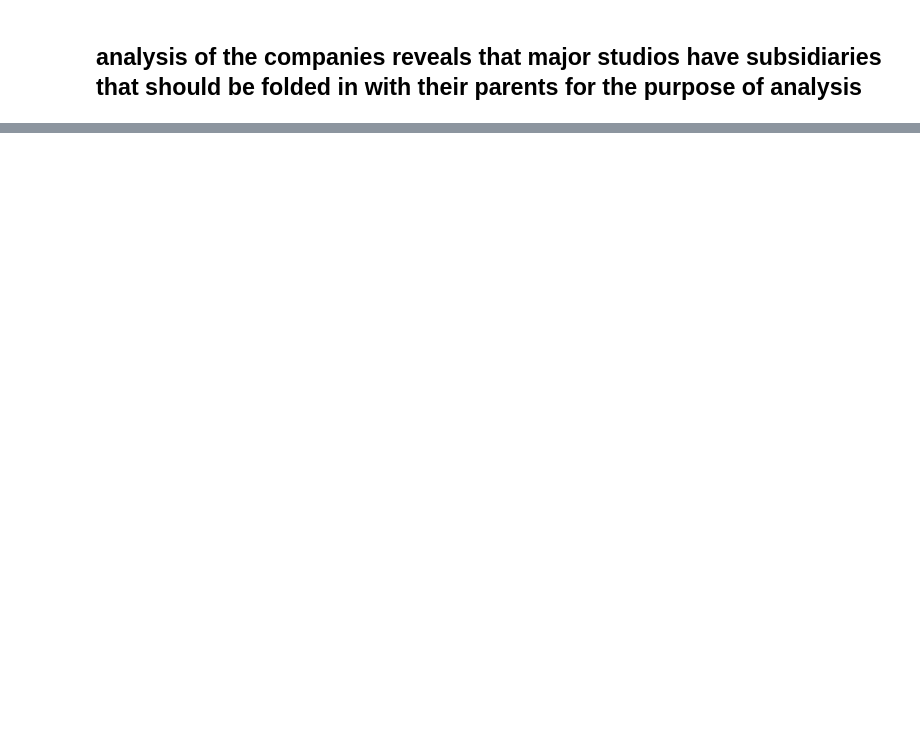
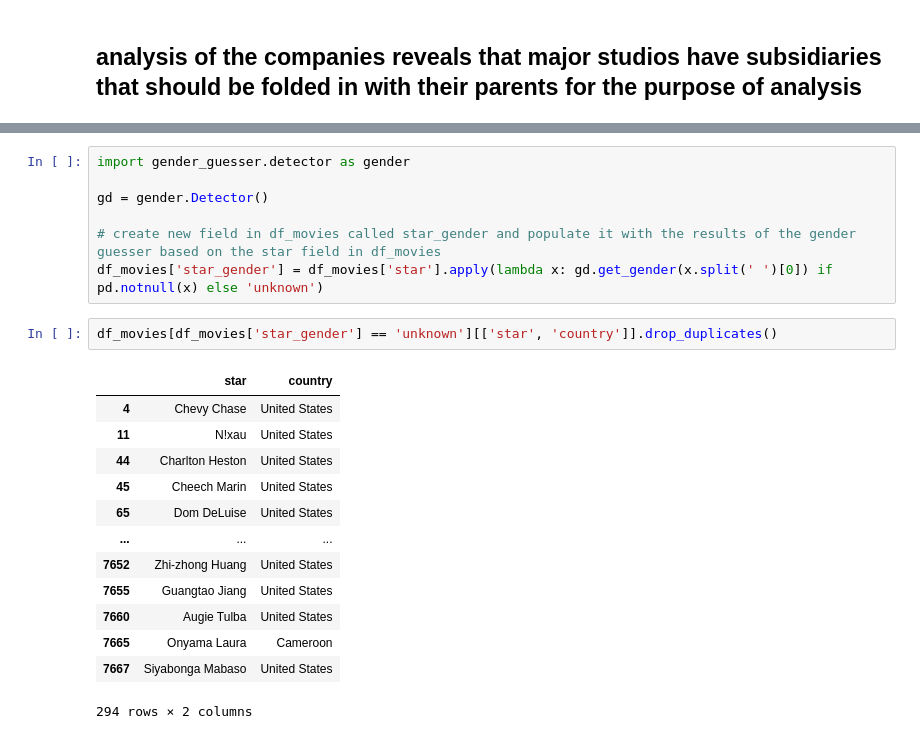
Before and after one commit to Shyam136/Group-1_Intro-to-DS-Programming, a Jupyter notebook: DataHandler_Prelim.ipynb, the cells around one changed output, grey strips where cells are left out. Drawn from its saved outputs; the diff is of its cells as text; blank space fills up the shorter version.

Commit message:
working on code to assign gender to stars

```diff
--- a/DataHandler_Prelim.ipynb
+++ b/DataHandler_Prelim.ipynb
@@ -296,0 +381,23 @@ df_movies[df_movies['company'].str.contains('Brownstone', na=False)]
+# %%
+import gender_guesser.detector as gender
+
+gd = gender.Detector()
+
+# create new field in df_movies called star_gender and populate it with the results of the gender guesser based on the star field in df_movies
+df_movies['star_gender'] = df_movies['star'].apply(lambda x: gd.get_gender(x.split(' ')[0]) if pd.notnull(x) else 'unknown')
+# %%
+df_movies[df_movies['star_gender'] == 'unknown'][['star', 'country']].drop_duplicates()
+# %% [output]
+|  | star | country |
+| 4 | Chevy Chase | United States |
+| 11 | N!xau | United States |
+| 44 | Charlton Heston | United States |
+| 45 | Cheech Marin | United States |
+| 65 | Dom DeLuise | United States |
+| ... | ... | ... |
+| 7652 | Zhi-zhong Huang | United States |
+| 7655 | Guangtao Jiang | United States |
+| 7660 | Augie Tulba | United States |
+| 7665 | Onyama Laura | Cameroon |
+| 7667 | Siyabonga Mabaso | United States |
+294 rows × 2 columns
```
Also changed, not shown: parts of 11 cells of this notebook.
